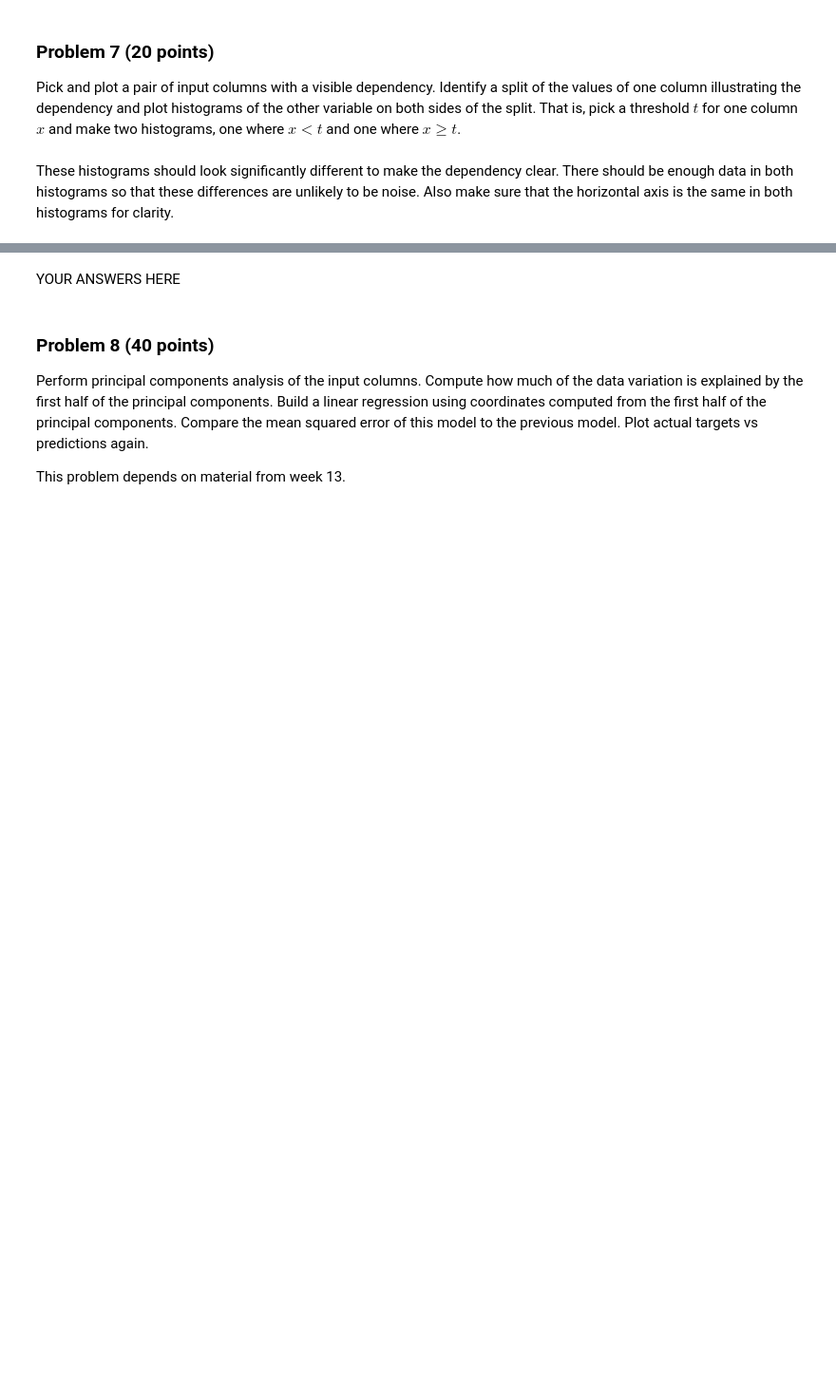
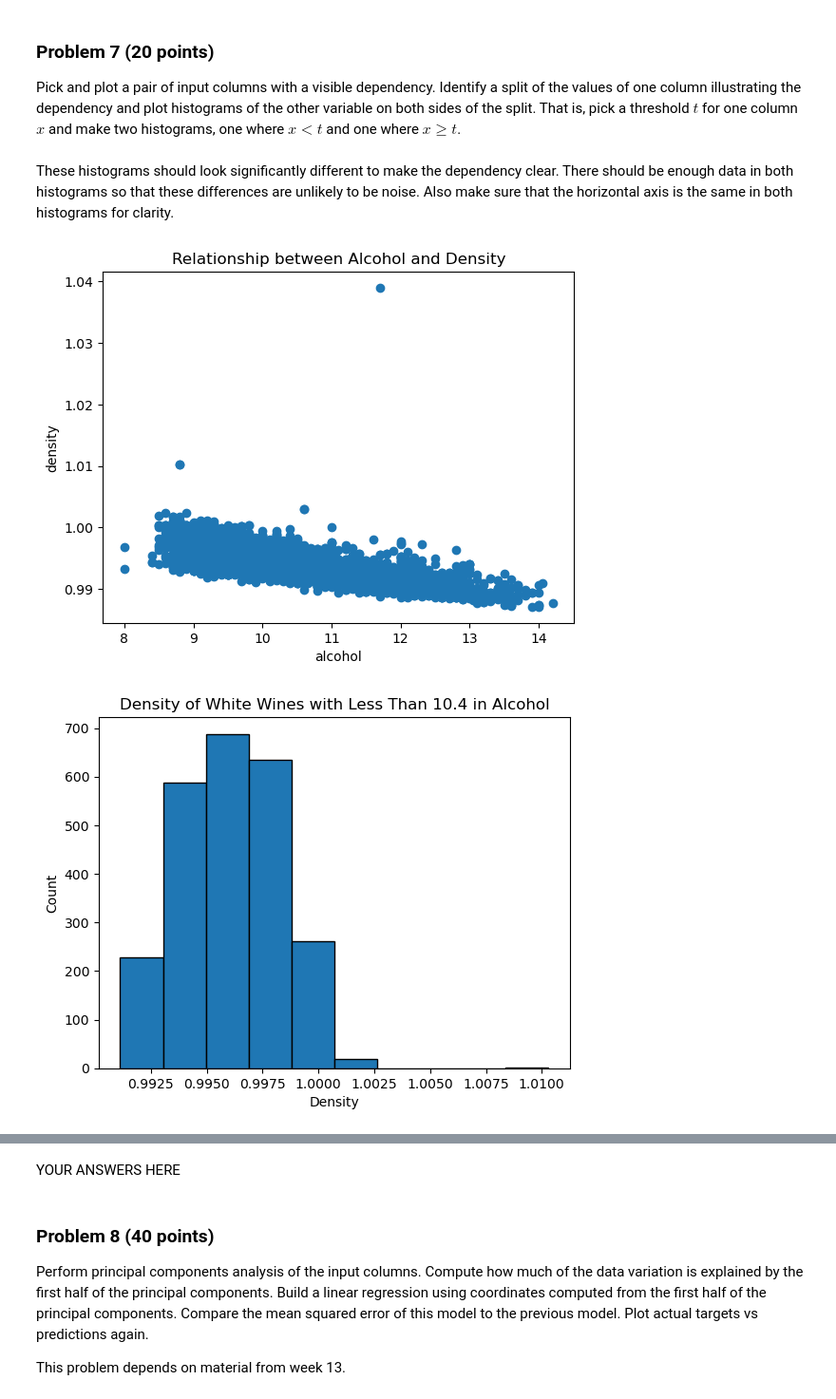
Before and after one commit to keshleem/dx601-final-project, a Jupyter notebook: project.ipynb, the cells around one changed output, grey strips where cells are left out. Shown at 95% size. Cells and saved outputs as stored; diff of their text form; code cells hidden in the pictures; blank space fills up the shorter version.

```diff
--- a/project.ipynb
+++ b/project.ipynb
@@ -454,0 +467,32 @@ Also make sure that the horizontal axis is the same in both histograms for clari
+# %%
+# threshold for alcohol, get the median, 10.4
+t = wine_quality_white['alcohol'].median()
+
+# gets all of the rows where the alcohol is less than the threshold, and displays the data set
+less_than = wine_quality_white[wine_quality_white['alcohol'] < t]
+
+# gets all of the rows where the alcohol is greater than the threshold, and displays the data set
+greater_than = wine_quality_white[wine_quality_white['alcohol'] >= t]
+
+# scatter plot to find dependencies across columns
+plt.scatter(wine_quality_white['alcohol'], wine_quality_white['density'])
+plt.title('Relationship between Alcohol and Density')
+plt.xlabel('alcohol')
+plt.ylabel('density')
+plt.show()
+
+# histogram for white wine densities
+plt.hist(less_than['density'], edgecolor='black')
+plt.title('Density of White Wines with Less Than 10.4 in Alcohol')
+plt.xlabel('Density')
+plt.ylabel('Count')
+plt.show()
+
+plt.hist(greater_than['density'], edgecolor='black')
+plt.title('Density of White Wines with More Than 10.4 in Alcohol')
+plt.xlabel('Density')
+plt.ylabel('Count')
+plt.show()
+# %% [output]
+[figure, added]
+[figure, added]
```
Also changed, not shown: parts of 15 cells of this notebook.
